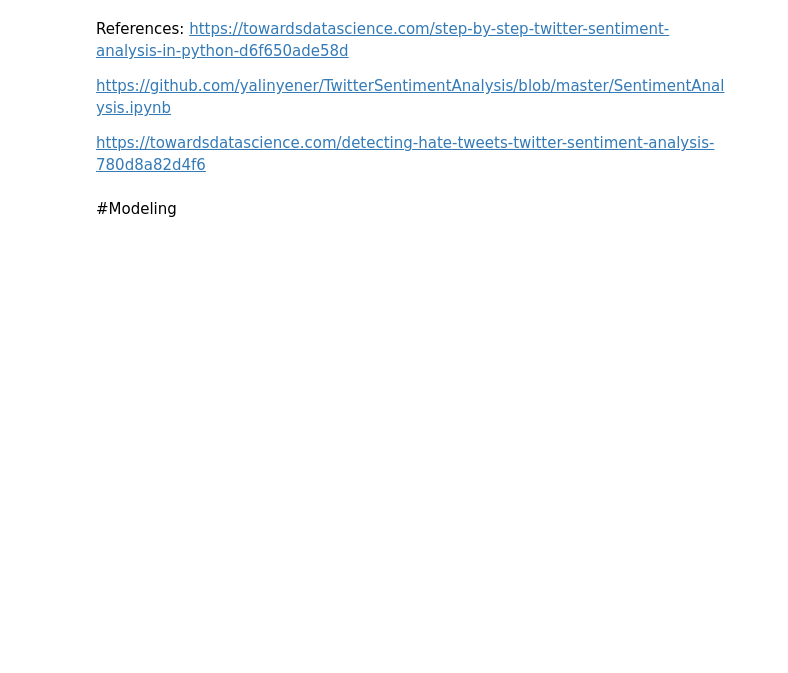
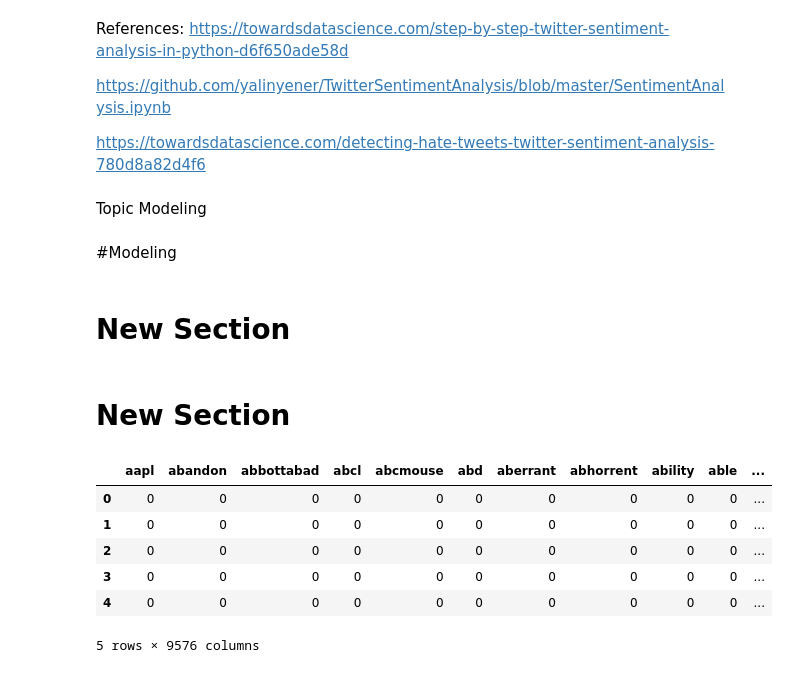
Before and after one commit to pranav-kaushal/NLP-Project-Sentiment-Analysis, a Jupyter notebook: Twitter_sentiment_analysis.ipynb, the cells around one changed output. Saved outputs shown, nothing was run; the diff lists cells and outputs as text; code cells hidden in the pictures; blank space fills up the shorter version.

```diff
--- a/Twitter_sentiment_analysis.ipynb
+++ b/Twitter_sentiment_analysis.ipynb
@@ -429,5 +464,7 @@ https://towardsdatascience.com/step-by-step-twitter-sentiment-analysis-in-python
 https://github.com/yalinyener/TwitterSentimentAnalysis/blob/master/SentimentAnalysis.ipynb
 
 https://towardsdatascience.com/detecting-hate-tweets-twitter-sentiment-analysis-780d8a82d4f6
+# %% [markdown]
+Topic Modeling
 # %% [markdown]
 #Modeling
@@ -443,0 +471,4 @@ svd_model = TruncatedSVD(n_components=topics, algorithm='randomized', n_iter=100
+# %% [markdown]
+# New Section
+# %% [markdown]
+# New Section
@@ -443,0 +478,14 @@ svd_model = TruncatedSVD(n_components=topics, algorithm='randomized', n_iter=100
+# %%
+#Appliyng Countvectorizer (We can apply coun vectorizer to see all unique words as a new features.)
+countVectorizer = CountVectorizer()
+countVector = countVectorizer.fit_transform(tweet_list['tweets'])
+wordcount_vect_df = pd.DataFrame(countVector.toarray(), columns=countVectorizer.get_feature_names())
+wordcount_vect_df.head()
+# %% [output]
+|  | aapl | abandon | abbottabad | abcl | abcmouse | abd | aberrant | abhorrent | ability | able | ... |
+| 0 | 0 | 0 | 0 | 0 | 0 | 0 | 0 | 0 | 0 | 0 | ... |
+| 1 | 0 | 0 | 0 | 0 | 0 | 0 | 0 | 0 | 0 | 0 | ... |
+| 2 | 0 | 0 | 0 | 0 | 0 | 0 | 0 | 0 | 0 | 0 | ... |
+| 3 | 0 | 0 | 0 | 0 | 0 | 0 | 0 | 0 | 0 | 0 | ... |
+| 4 | 0 | 0 | 0 | 0 | 0 | 0 | 0 | 0 | 0 | 0 | ... |
+5 rows × 9576 columns
```
Also changed, not shown: parts of 24 cells of this notebook.
